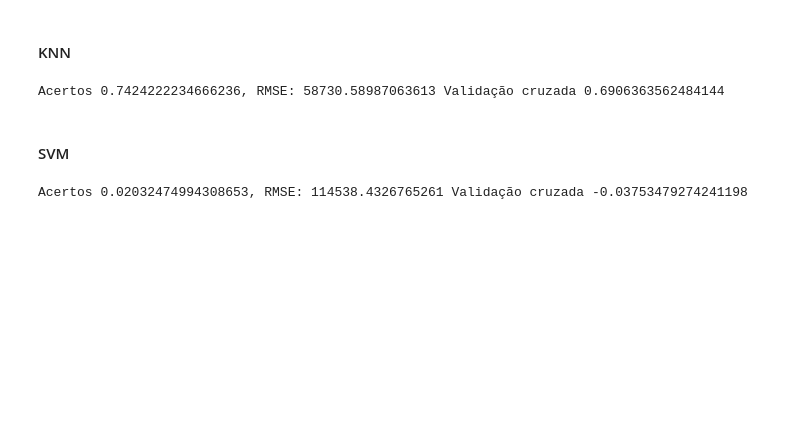
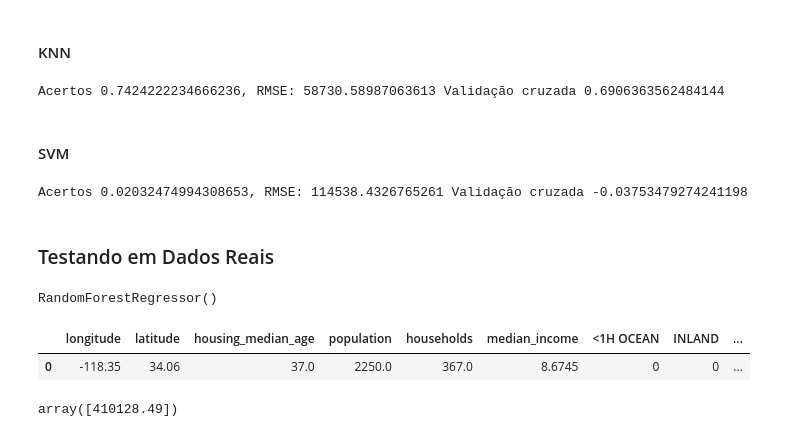
Before and after one commit to Joao-Inacio/Labs, a Jupyter notebook: california _housing_prices/price.ipynb, the cells around one changed output. Drawn from its saved outputs; the diff is of its cells as text; code cells hidden in the pictures; blank space fills up the shorter version.

Commit message:
Terminando o projeto testando com dados reais

```diff
--- a/california _housing_prices/price.ipynb
+++ b/california _housing_prices/price.ipynb
@@ -413,3 +413,29 @@ cross = cross_val_score(ins,X_test,y_test,cv=10)
 print(f"Acertos {ins.score(X_test,y_test)}, RMSE: {np.sqrt(mean_squared_error(y_test,pred))} Validação cruzada {sum(cross) / len(cross)}")
 # %% [output]
 Acertos 0.02032474994308653, RMSE: 114538.4326765261 Validação cruzada -0.03753479274241198
+# %% [markdown]
+### Testando em Dados Reais
+# %%
+# Teinado o modelo
+ins = RandomForestRegressor()
+ins.fit(X_train,y_train)
+# %% [output]
+RandomForestRegressor()
+# %%
+# Criando um novo data frame
+dfReal = pd.DataFrame(columns=X.columns.to_list(),
+    data=[[
+        '-118.35', '34.06', '37.0', '2250.0', '367.0', '8.6745', '0', '0', '0', '1', '0', '6.984127', '1.023810'
+        ]
+    ]
+)
+dfReal
+# %% [output]
+|  | longitude | latitude | housing_median_age | population | households | median_income | <1H OCEAN | INLAND | ... |
+| 0 | -118.35 | 34.06 | 37.0 | 2250.0 | 367.0 | 8.6745 | 0 | 0 | ... |
+# %%
+# Fazendo a previsão
+pred = ins.predict(dfReal)
+pred
+# %% [output]
+array([410128.49])
```
Also changed, not shown: parts of 2 cells of this notebook.
